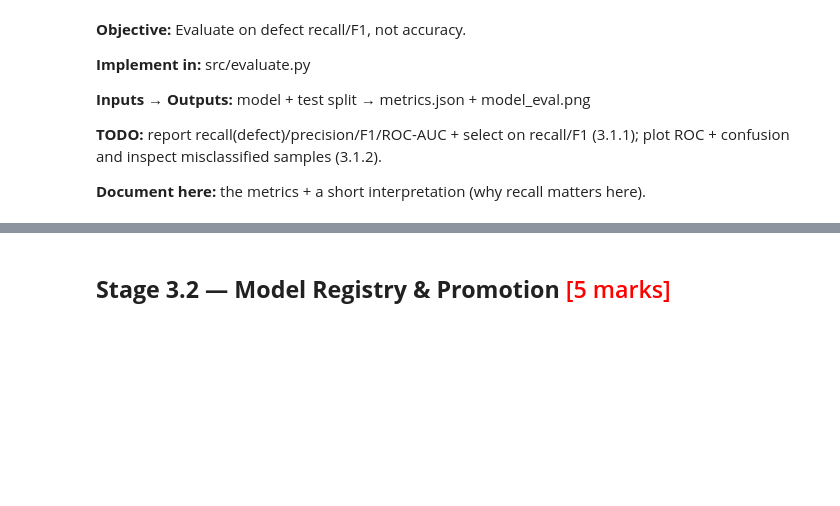
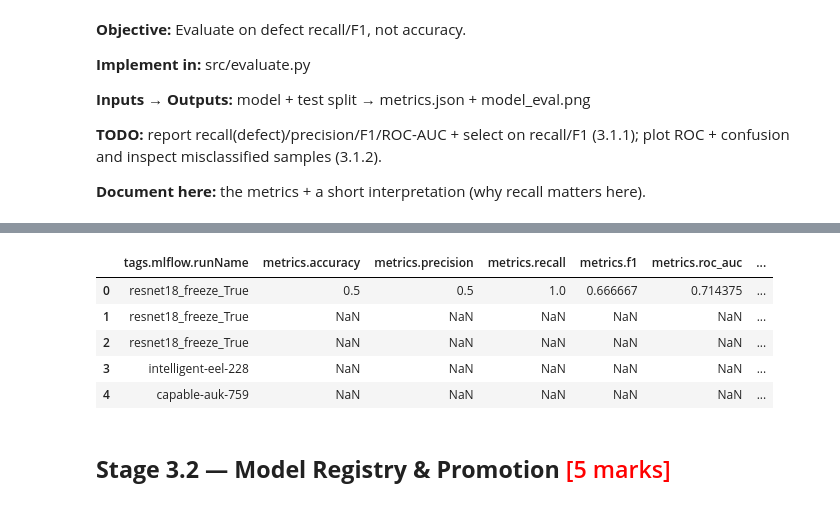
Before and after one commit to abhinavmathurai02-abhi/casting-defect-detection-mlops, a Jupyter notebook: Model_Development_and_Tracking.ipynb, the cells around one changed output, grey strips where cells are left out. Drawn from its saved outputs; the diff is of its cells as text; code cells hidden in the pictures; blank space fills up the shorter version.

```diff
--- a/Model_Development_and_Tracking.ipynb
+++ b/Model_Development_and_Tracking.ipynb
@@ -239,3 +596,29 @@ NameError: name 'train_one_epoch' is not defined
+# %%
+import mlflow
+import config
+
+runs = mlflow.search_runs(
+    experiment_names=[config.MLFLOW_EXPERIMENT]
+)
+
+runs[
+    [
+        "tags.mlflow.runName",
+        "metrics.accuracy",
+        "metrics.precision",
+        "metrics.recall",
+        "metrics.f1",
+        "metrics.roc_auc",
+        "status",
+    ]
+].head()
+# %% [output]
+|  | tags.mlflow.runName | metrics.accuracy | metrics.precision | metrics.recall | metrics.f1 | metrics.roc_auc | ... |
+| 0 | resnet18_freeze_True | 0.5 | 0.5 | 1.0 | 0.666667 | 0.714375 | ... |
+| 1 | resnet18_freeze_True | NaN | NaN | NaN | NaN | NaN | ... |
+| 2 | resnet18_freeze_True | NaN | NaN | NaN | NaN | NaN | ... |
+| 3 | intelligent-eel-228 | NaN | NaN | NaN | NaN | NaN | ... |
+| 4 | capable-auk-759 | NaN | NaN | NaN | NaN | NaN | ... |
 # %% [markdown]
 ## **Stage 3.2 — Model Registry & Promotion** <font color="red">[5 marks]</font>
 # %% [markdown]
```
Also changed, not shown: parts of 45 cells of this notebook, 6 other files.
